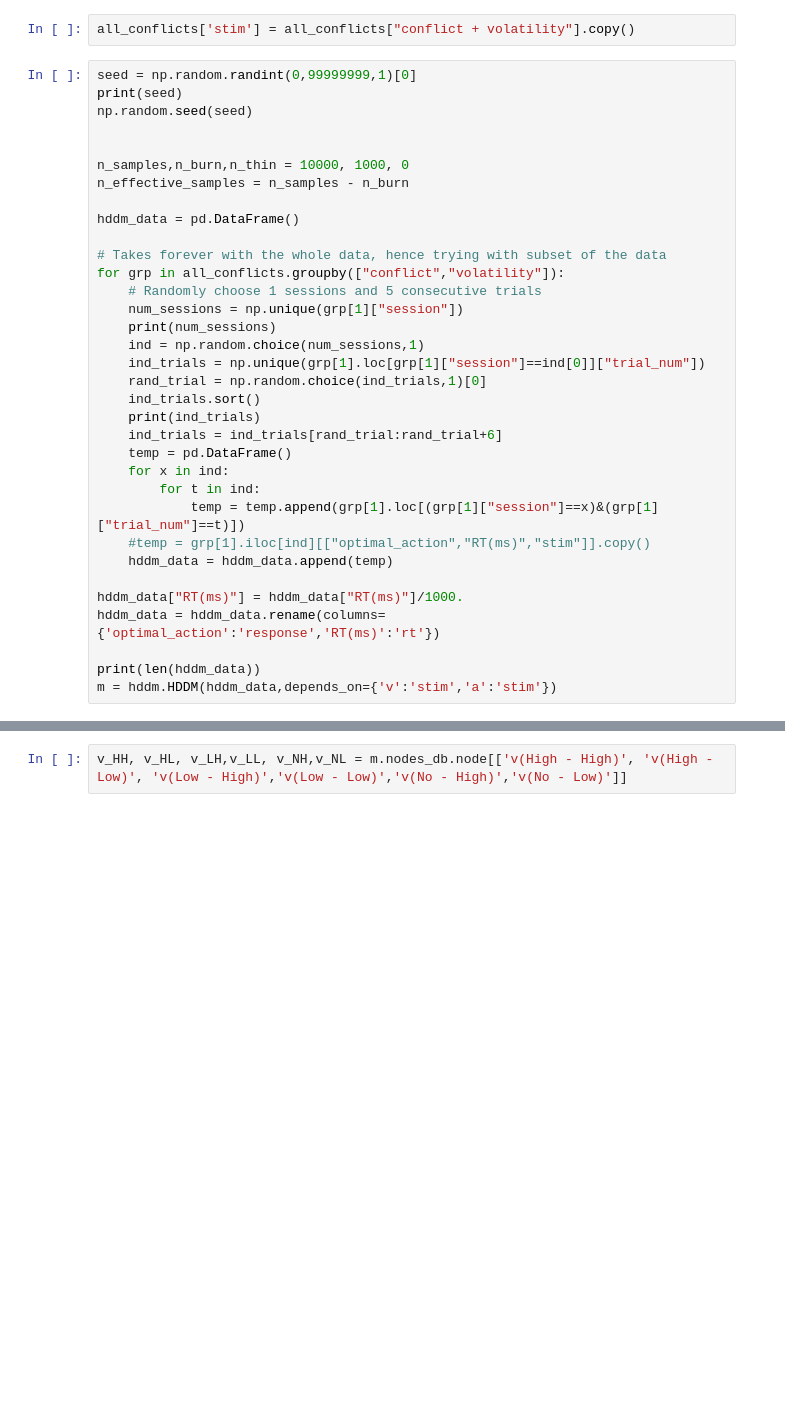
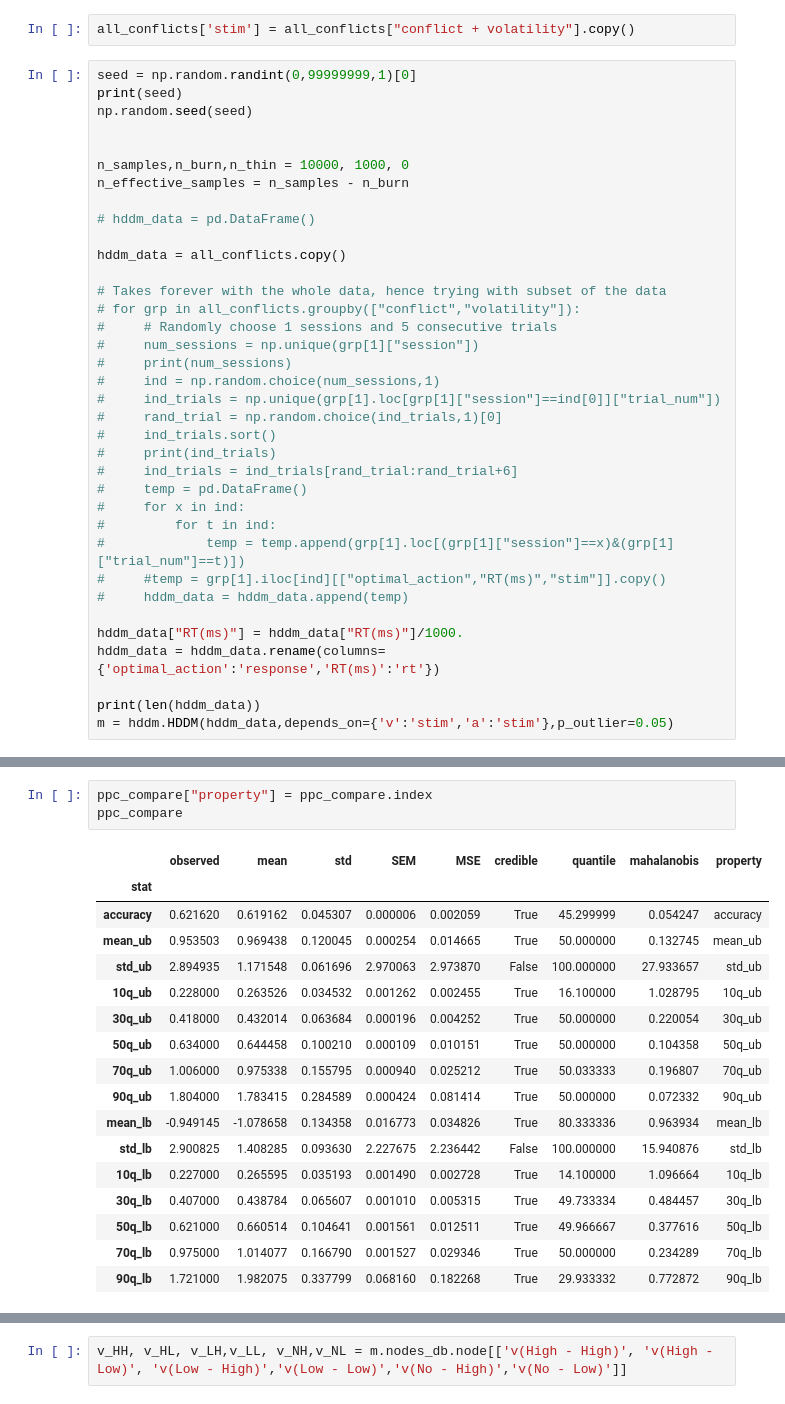
Before and after one commit to jyotikab/Y_maze_data_analysis, a Jupyter notebook: hddm_fit.ipynb, the cells around one changed output, grey strips where cells are left out. Cells and saved outputs as stored; diff of their text form; blank space fills up the shorter version.

```diff
--- a/hddm_fit.ipynb
+++ b/hddm_fit.ipynb
@@ -51,29 +51,31 @@ np.random.seed(seed)
 n_samples,n_burn,n_thin = 10000, 1000, 0
 n_effective_samples = n_samples - n_burn
 
-hddm_data = pd.DataFrame()
+# hddm_data = pd.DataFrame()
+
+hddm_data = all_conflicts.copy()
 
 # Takes forever with the whole data, hence trying with subset of the data
-for grp in all_conflicts.groupby(["conflict","volatility"]):
-    # Randomly choose 1 sessions and 5 consecutive trials
-    num_sessions = np.unique(grp[1]["session"])
-    print(num_sessions)
-    ind = np.random.choice(num_sessions,1)
-    ind_trials = np.unique(grp[1].loc[grp[1]["session"]==ind[0]]["trial_num"])
-    rand_trial = np.random.choice(ind_trials,1)[0]
-    ind_trials.sort()
-    print(ind_trials)
-    ind_trials = ind_trials[rand_trial:rand_trial+6]
-    temp = pd.DataFrame()
-    for x in ind:
-        for t in ind:
-            temp = temp.append(grp[1].loc[(grp[1]["session"]==x)&(grp[1]["trial_num"]==t)])
-    #temp = grp[1].iloc[ind][["optimal_action","RT(ms)","stim"]].copy()
-    hddm_data = hddm_data.append(temp)
+# for grp in all_conflicts.groupby(["conflict","volatility"]):
+#     # Randomly choose 1 sessions and 5 consecutive trials
+#     num_sessions = np.unique(grp[1]["session"])
+#     print(num_sessions)
+#     ind = np.random.choice(num_sessions,1)
+#     ind_trials = np.unique(grp[1].loc[grp[1]["session"]==ind[0]]["trial_num"])
+#     rand_trial = np.random.choice(ind_trials,1)[0]
+#     ind_trials.sort()
+#     print(ind_trials)
+#     ind_trials = ind_trials[rand_trial:rand_trial+6]
+#     temp = pd.DataFrame()
+#     for x in ind:
+#         for t in ind:
+#             temp = temp.append(grp[1].loc[(grp[1]["session"]==x)&(grp[1]["trial_num"]==t)])
+#     #temp = grp[1].iloc[ind][["optimal_action","RT(ms)","stim"]].copy()
+#     hddm_data = hddm_data.append(temp)
 
 hddm_data["RT(ms)"] = hddm_data["RT(ms)"]/1000.
 hddm_data = hddm_data.rename(columns={'optimal_action':'response','RT(ms)':'rt'})
 
 print(len(hddm_data))
-m = hddm.HDDM(hddm_data,depends_on={'v':'stim','a':'stim'})
+m = hddm.HDDM(hddm_data,depends_on={'v':'stim','a':'stim'},p_outlier=0.05)
 # %% [output]
@@ -109,0 +120,21 @@ stats = m.gen_stats()
+# %%
+ppc_compare["property"] = ppc_compare.index
+ppc_compare
+# %% [output]
+|  | observed | mean | std | SEM | MSE | credible | quantile | mahalanobis | property |
+| stat |  |  |  |  |  |  |  |  |  |
+| accuracy | 0.621620 | 0.619162 | 0.045307 | 0.000006 | 0.002059 | True | 45.299999 | 0.054247 | accuracy |
+| mean_ub | 0.953503 | 0.969438 | 0.120045 | 0.000254 | 0.014665 | True | 50.000000 | 0.132745 | mean_ub |
+| std_ub | 2.894935 | 1.171548 | 0.061696 | 2.970063 | 2.973870 | False | 100.000000 | 27.933657 | std_ub |
+| 10q_ub | 0.228000 | 0.263526 | 0.034532 | 0.001262 | 0.002455 | True | 16.100000 | 1.028795 | 10q_ub |
+| 30q_ub | 0.418000 | 0.432014 | 0.063684 | 0.000196 | 0.004252 | True | 50.000000 | 0.220054 | 30q_ub |
+| 50q_ub | 0.634000 | 0.644458 | 0.100210 | 0.000109 | 0.010151 | True | 50.000000 | 0.104358 | 50q_ub |
+| 70q_ub | 1.006000 | 0.975338 | 0.155795 | 0.000940 | 0.025212 | True | 50.033333 | 0.196807 | 70q_ub |
+| 90q_ub | 1.804000 | 1.783415 | 0.284589 | 0.000424 | 0.081414 | True | 50.000000 | 0.072332 | 90q_ub |
+| mean_lb | -0.949145 | -1.078658 | 0.134358 | 0.016773 | 0.034826 | True | 80.333336 | 0.963934 | mean_lb |
+| std_lb | 2.900825 | 1.408285 | 0.093630 | 2.227675 | 2.236442 | False | 100.000000 | 15.940876 | std_lb |
+| 10q_lb | 0.227000 | 0.265595 | 0.035193 | 0.001490 | 0.002728 | True | 14.100000 | 1.096664 | 10q_lb |
+| 30q_lb | 0.407000 | 0.438784 | 0.065607 | 0.001010 | 0.005315 | True | 49.733334 | 0.484457 | 30q_lb |
+| 50q_lb | 0.621000 | 0.660514 | 0.104641 | 0.001561 | 0.012511 | True | 49.966667 | 0.377616 | 50q_lb |
+| 70q_lb | 0.975000 | 1.014077 | 0.166790 | 0.001527 | 0.029346 | True | 50.000000 | 0.234289 | 70q_lb |
+| 90q_lb | 1.721000 | 1.982075 | 0.337799 | 0.068160 | 0.182268 | True | 29.933332 | 0.772872 | 90q_lb |
```
Also changed, not shown: parts of 15 cells of this notebook, 1 other file.
